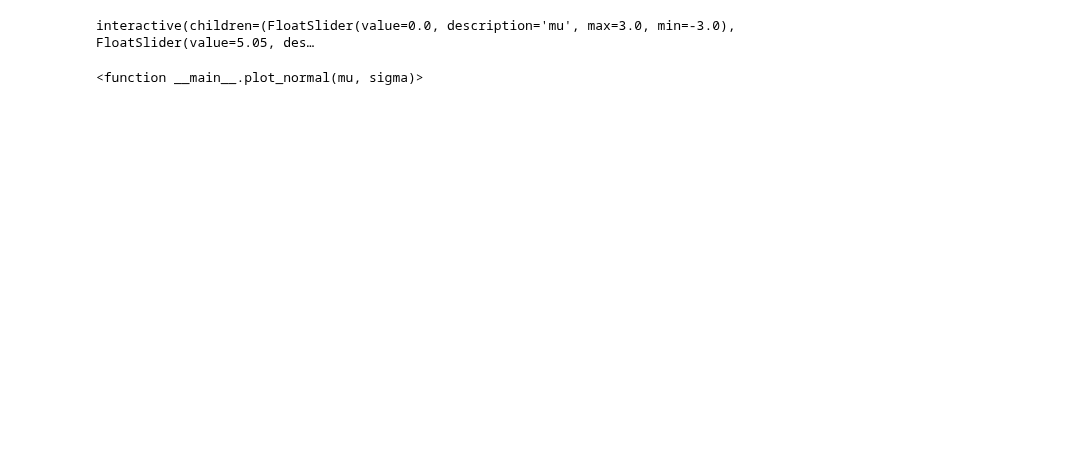
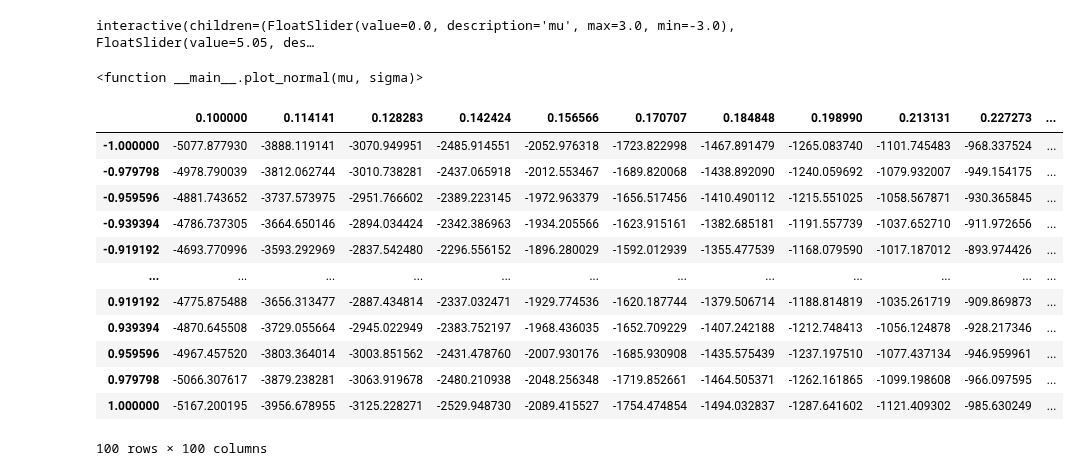
Before and after one commit to nipunbatra/pml-teaching, a Jupyter notebook: notebooks/mle-univariate.ipynb, the cells around one changed output. Saved outputs shown, nothing was run; the diff lists cells and outputs as text; code cells hidden in the pictures; blank space fills up the shorter version.

```diff
--- a/notebooks/mle-univariate.ipynb
+++ b/notebooks/mle-univariate.ipynb
@@ -315,6 +327,22 @@ def get_lls(mus, sigmas):
 mus = torch.linspace(-1, 1, 100)
 sigmas = torch.linspace(0.1, 1.5, 100)
 lls = get_lls(mus, sigmas)
+# %%
+pd.DataFrame(lls.numpy(), index=mus.numpy(), columns=sigmas.numpy())
+# %% [output]
+|  | 0.100000 | 0.114141 | 0.128283 | 0.142424 | 0.156566 | 0.170707 | 0.184848 | 0.198990 | 0.213131 | 0.227273 | ... |
+| -1.000000 | -5077.877930 | -3888.119141 | -3070.949951 | -2485.914551 | -2052.976318 | -1723.822998 | -1467.891479 | -1265.083740 | -1101.745483 | -968.337524 | ... |
+| -0.979798 | -4978.790039 | -3812.062744 | -3010.738281 | -2437.065918 | -2012.553467 | -1689.820068 | -1438.892090 | -1240.059692 | -1079.932007 | -949.154175 | ... |
+| -0.959596 | -4881.743652 | -3737.573975 | -2951.766602 | -2389.223145 | -1972.963379 | -1656.517456 | -1410.490112 | -1215.551025 | -1058.567871 | -930.365845 | ... |
+| -0.939394 | -4786.737305 | -3664.650146 | -2894.034424 | -2342.386963 | -1934.205566 | -1623.915161 | -1382.685181 | -1191.557739 | -1037.652710 | -911.972656 | ... |
+| -0.919192 | -4693.770996 | -3593.292969 | -2837.542480 | -2296.556152 | -1896.280029 | -1592.012939 | -1355.477539 | -1168.079590 | -1017.187012 | -893.974426 | ... |
+| ... | ... | ... | ... | ... | ... | ... | ... | ... | ... | ... | ... |
+| 0.919192 | -4775.875488 | -3656.313477 | -2887.434814 | -2337.032471 | -1929.774536 | -1620.187744 | -1379.506714 | -1188.814819 | -1035.261719 | -909.869873 | ... |
+| 0.939394 | -4870.645508 | -3729.055664 | -2945.022949 | -2383.752197 | -1968.436035 | -1652.709229 | -1407.242188 | -1212.748413 | -1056.124878 | -928.217346 | ... |
+| 0.959596 | -4967.457520 | -3803.364014 | -3003.851562 | -2431.478760 | -2007.930176 | -1685.930908 | -1435.575439 | -1237.197510 | -1077.437134 | -946.959961 | ... |
+| 0.979798 | -5066.307617 | -3879.238281 | -3063.919678 | -2480.210938 | -2048.256348 | -1719.852661 | -1464.505371 | -1262.161865 | -1099.198608 | -966.097595 | ... |
+| 1.000000 | -5167.200195 | -3956.678955 | -3125.228271 | -2529.948730 | -2089.415527 | -1754.474854 | -1494.032837 | -1287.641602 | -1121.409302 | -985.630249 | ... |
+100 rows × 100 columns
 # %%
 from mpl_toolkits.axes_grid1 import make_axes_locatable
 
```
Also changed, not shown: parts of 7 cells of this notebook, 6 other files.
